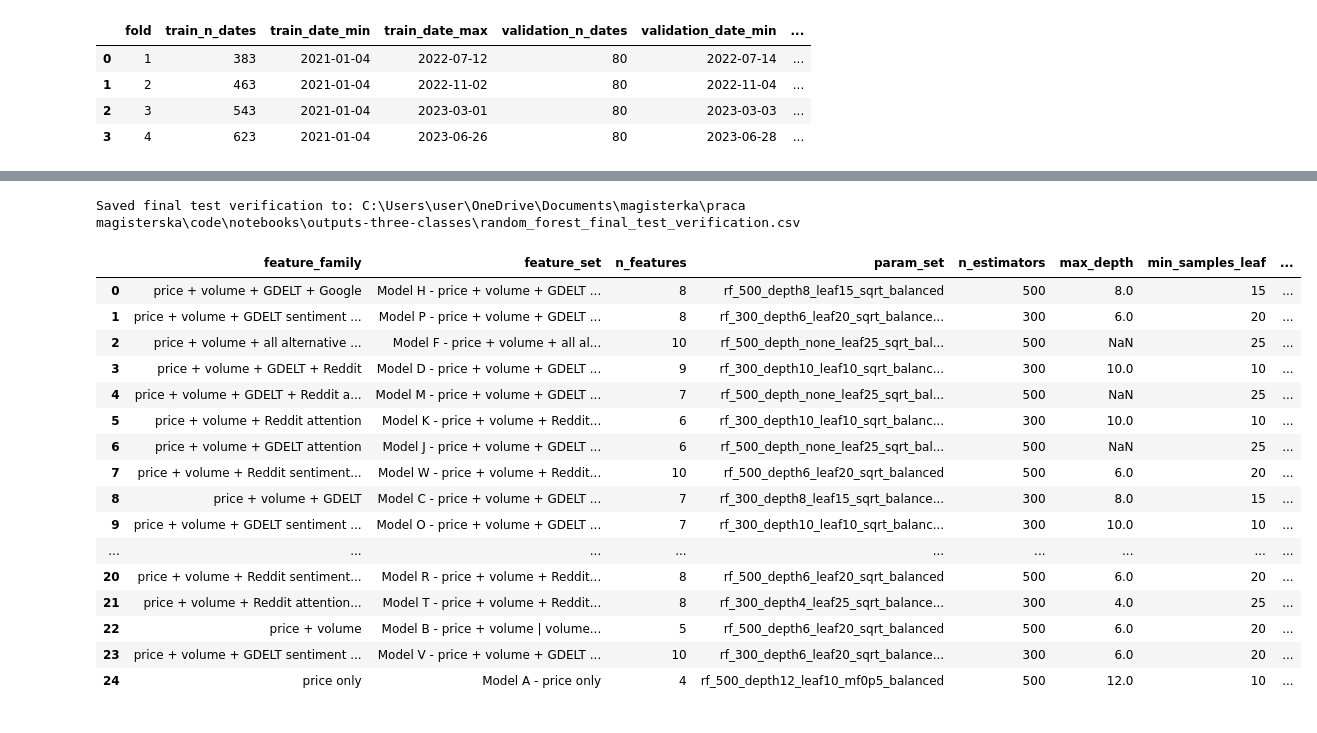
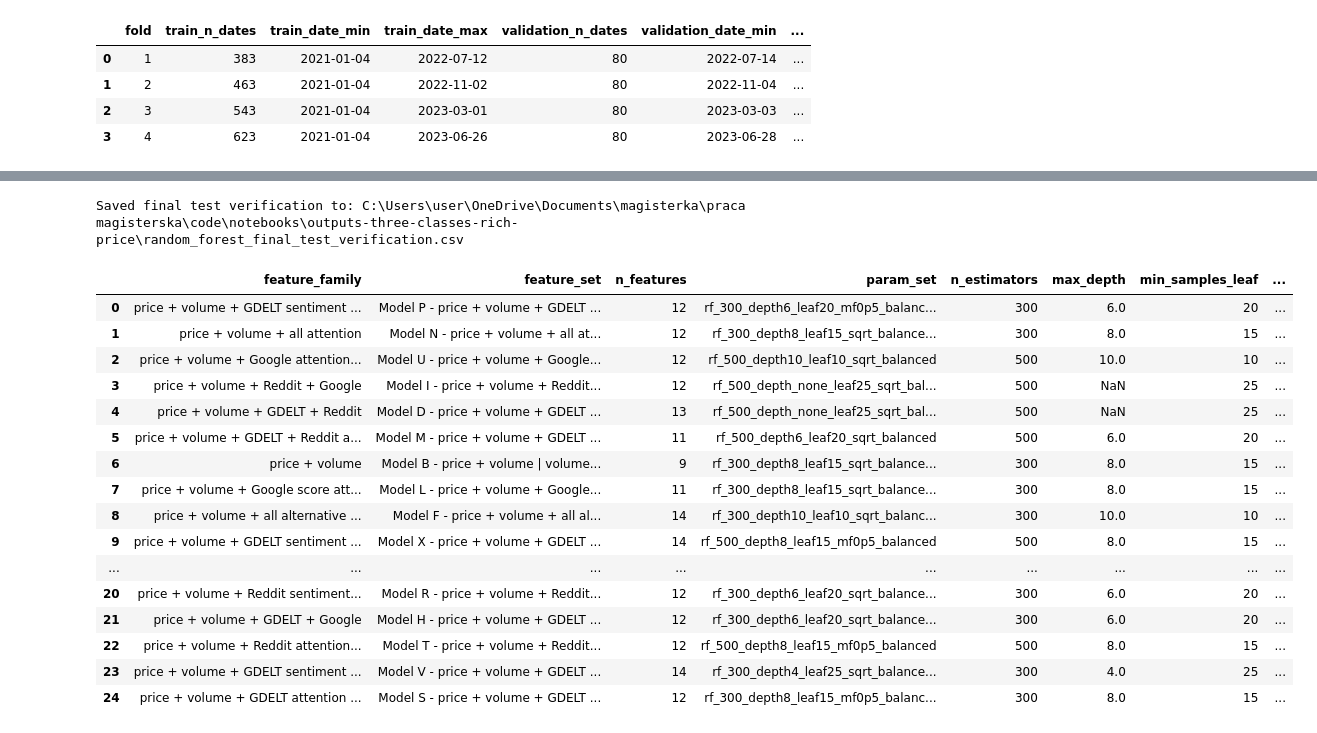
Before and after one commit to filip19992/equity-price-direction-predictor, a Jupyter notebook: notebooks/random_forest.ipynb, the cells around one changed output, grey strips where cells are left out. Cells and saved outputs as stored; diff of their text form; code cells hidden in the pictures.

Commit message:
adjust notebooks to three classes, rich price variant

```diff
--- a/notebooks/random_forest.ipynb
+++ b/notebooks/random_forest.ipynb
@@ -665,33 +665,33 @@ test_best_validation_params_df = pd.DataFrame(test_rows).sort_values(
 # %%
 validation_selected_family_test_report_df = ModelReportBuilder.build_validation_selected_family_test_report(
     simple_hyperparameter_summary_df,
     param_columns=["n_estimators", "max_depth", "min_samples_leaf", "min_samples_split", "max_features", "class_weight"],
 )
 
 final_test_verification_path = ModelReportBuilder.save_final_test_verification(
     validation_selected_family_test_report_df,
     model_name="random_forest",
-    output_dir=PROJECT_ROOT / "notebooks" / "outputs-three-classes",
+    output_dir=PROJECT_ROOT / "notebooks" / "outputs-three-classes-rich-price",
 )
 print(f"Saved final test verification to: {final_test_verification_path}")
 
 validation_selected_family_test_report_df
 # %% [output]
-Saved final test verification to: C:\Users\user\OneDrive\Documents\magisterka\praca magisterska\code\notebooks\outputs-three-classes\random_forest_final_test_verification.csv
+Saved final test verification to: C:\Users\user\OneDrive\Documents\magisterka\praca magisterska\code\notebooks\outputs-three-classes-rich-price\random_forest_final_test_verification.csv
 |  | feature_family | feature_set | n_features | param_set | n_estimators | max_depth | min_samples_leaf | ... |
-| 0 | price + volume + GDELT + Google | Model H - price + volume + GDELT ... | 8 | rf_500_depth8_leaf15_sqrt_balanced | 500 | 8.0 | 15 | ... |
-| 1 | price + volume + GDELT sentiment ... | Model P - price + volume + GDELT ... | 8 | rf_300_depth6_leaf20_sqrt_balance... | 300 | 6.0 | 20 | ... |
-| 2 | price + volume + all alternative ... | Model F - price + volume + all al... | 10 | rf_500_depth_none_leaf25_sqrt_bal... | 500 | NaN | 25 | ... |
-| 3 | price + volume + GDELT + Reddit | Model D - price + volume + GDELT ... | 9 | rf_300_depth10_leaf10_sqrt_balanc... | 300 | 10.0 | 10 | ... |
-| 4 | price + volume + GDELT + Reddit a... | Model M - price + volume + GDELT ... | 7 | rf_500_depth_none_leaf25_sqrt_bal... | 500 | NaN | 25 | ... |
-| 5 | price + volume + Reddit attention | Model K - price + volume + Reddit... | 6 | rf_300_depth10_leaf10_sqrt_balanc... | 300 | 10.0 | 10 | ... |
-| 6 | price + volume + GDELT attention | Model J - price + volume + GDELT ... | 6 | rf_500_depth_none_leaf25_sqrt_bal... | 500 | NaN | 25 | ... |
-| 7 | price + volume + Reddit sentiment... | Model W - price + volume + Reddit... | 10 | rf_500_depth6_leaf20_sqrt_balanced | 500 | 6.0 | 20 | ... |
-| 8 | price + volume + GDELT | Model C - price + volume + GDELT ... | 7 | rf_300_depth8_leaf15_sqrt_balance... | 300 | 8.0 | 15 | ... |
-| 9 | price + volume + GDELT sentiment ... | Model O - price + volume + GDELT ... | 7 | rf_300_depth10_leaf10_sqrt_balanc... | 300 | 10.0 | 10 | ... |
+| 0 | price + volume + GDELT sentiment ... | Model P - price + volume + GDELT ... | 12 | rf_300_depth6_leaf20_mf0p5_balanc... | 300 | 6.0 | 20 | ... |
+| 1 | price + volume + all attention | Model N - price + volume + all at... | 12 | rf_300_depth8_leaf15_sqrt_balance... | 300 | 8.0 | 15 | ... |
+| 2 | price + volume + Google attention... | Model U - price + volume + Google... | 12 | rf_500_depth10_leaf10_sqrt_balanced | 500 | 10.0 | 10 | ... |
+| 3 | price + volume + Reddit + Google | Model I - price + volume + Reddit... | 12 | rf_500_depth_none_leaf25_sqrt_bal... | 500 | NaN | 25 | ... |
+| 4 | price + volume + GDELT + Reddit | Model D - price + volume + GDELT ... | 13 | rf_500_depth_none_leaf25_sqrt_bal... | 500 | NaN | 25 | ... |
+| 5 | price + volume + GDELT + Reddit a... | Model M - price + volume + GDELT ... | 11 | rf_500_depth6_leaf20_sqrt_balanced | 500 | 6.0 | 20 | ... |
+| 6 | price + volume | Model B - price + volume | volume... | 9 | rf_300_depth8_leaf15_sqrt_balance... | 300 | 8.0 | 15 | ... |
+| 7 | price + volume + Google score att... | Model L - price + volume + Google... | 11 | rf_300_depth8_leaf15_sqrt_balance... | 300 | 8.0 | 15 | ... |
+| 8 | price + volume + all alternative ... | Model F - price + volume + all al... | 14 | rf_300_depth10_leaf10_sqrt_balanc... | 300 | 10.0 | 10 | ... |
+| 9 | price + volume + GDELT sentiment ... | Model X - price + volume + GDELT ... | 14 | rf_500_depth8_leaf15_mf0p5_balanced | 500 | 8.0 | 15 | ... |
 | ... | ... | ... | ... | ... | ... | ... | ... | ... |
-| 20 | price + volume + Reddit sentiment... | Model R - price + volume + Reddit... | 8 | rf_500_depth6_leaf20_sqrt_balanced | 500 | 6.0 | 20 | ... |
-| 21 | price + volume + Reddit attention... | Model T - price + volume + Reddit... | 8 | rf_300_depth4_leaf25_sqrt_balance... | 300 | 4.0 | 25 | ... |
-| 22 | price + volume | Model B - price + volume | volume... | 5 | rf_500_depth6_leaf20_sqrt_balanced | 500 | 6.0 | 20 | ... |
-| 23 | price + volume + GDELT sentiment ... | Model V - price + volume + GDELT ... | 10 | rf_300_depth6_leaf20_sqrt_balance... | 300 | 6.0 | 20 | ... |
-| 24 | price only | Model A - price only | 4 | rf_500_depth12_leaf10_mf0p5_balanced | 500 | 12.0 | 10 | ... |
+| 20 | price + volume + Reddit sentiment... | Model R - price + volume + Reddit... | 12 | rf_300_depth6_leaf20_sqrt_balance... | 300 | 6.0 | 20 | ... |
+| 21 | price + volume + GDELT + Google | Model H - price + volume + GDELT ... | 12 | rf_300_depth6_leaf20_sqrt_balance... | 300 | 6.0 | 20 | ... |
+| 22 | price + volume + Reddit attention... | Model T - price + volume + Reddit... | 12 | rf_500_depth8_leaf15_mf0p5_balanced | 500 | 8.0 | 15 | ... |
+| 23 | price + volume + GDELT sentiment ... | Model V - price + volume + GDELT ... | 14 | rf_300_depth4_leaf25_sqrt_balance... | 300 | 4.0 | 25 | ... |
+| 24 | price + volume + GDELT attention ... | Model S - price + volume + GDELT ... | 12 | rf_300_depth8_leaf15_mf0p5_balanc... | 300 | 8.0 | 15 | ... |
```
Also changed, not shown: parts of 3 cells of this notebook, 7 other files.
